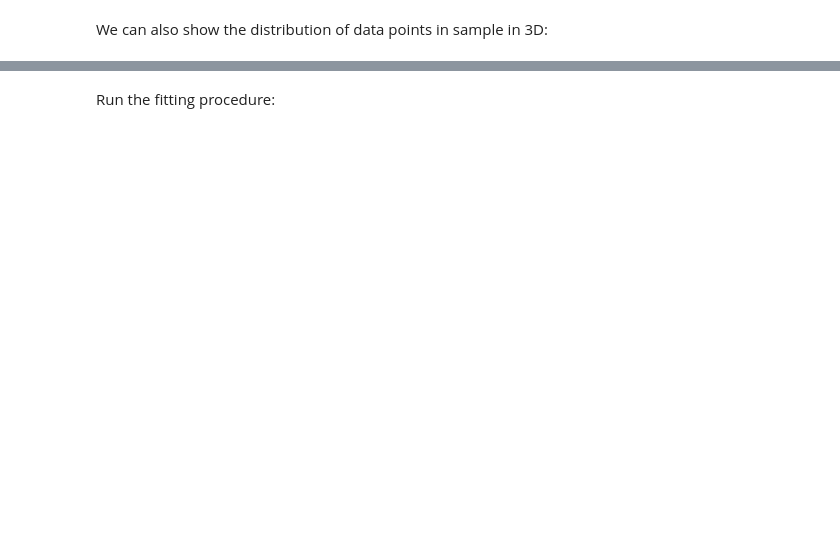
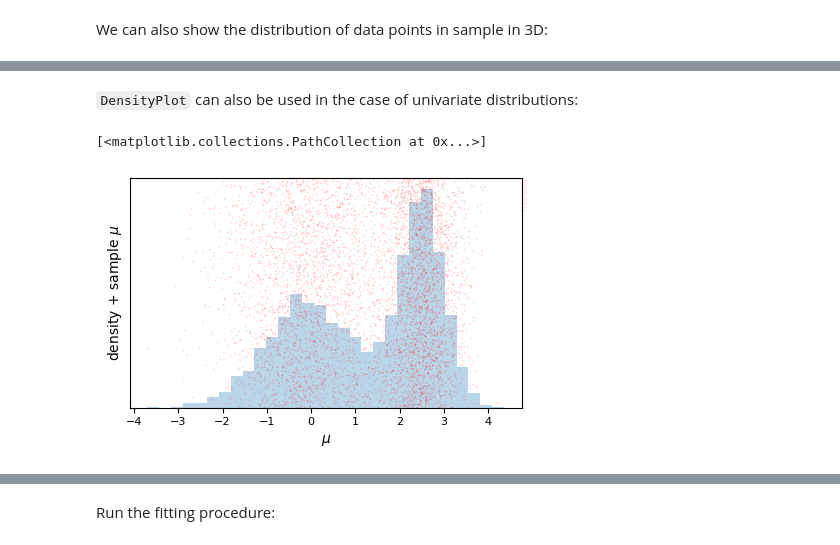
Before and after one commit to seap-udea/multimin, a Jupyter notebook: examples/multimin_quickstart.ipynb, the cells around one changed output, grey strips where cells are left out. Saved outputs shown, nothing was run; the diff lists cells and outputs as text; code cells hidden in the pictures; blank space fills up the shorter version.

```diff
--- a/examples/multimin_quickstart.ipynb
+++ b/examples/multimin_quickstart.ipynb
@@ -105,0 +161,31 @@ To fit the data, we first define a fit handler:
+# %% [markdown]
+`DensityPlot` can also be used in the case of univariate distributions:
+# %%
+CMND = mn.ComposedMultiVariateNormal(
+    mus=[0.0, 2.5],
+    Sigmas=[1.0, 0.25],
+    weights=[0.5, 0.5]
+)
+
+sample = CMND.rvs(5000)
+
+properties=dict(
+    x=dict(label=r"$\mu$",range=None),
+)
+
+G=mn.DensityPlot(properties,figsize=3)
+
+G.plot_hist(
+    sample,
+    **dict(bins=30,cmap='Spectral_r', alpha=0.3),
+)
+
+sargs=dict(s=1.2,edgecolor='None',color='r')
+G.scatter_plot(
+    sample,
+    **dict(s=1.2,edgecolor='None',color='r',alpha=0.2),
+)
+plt.savefig('gallery/quickstart_univariate_density_2gauss.png')
+# %% [output]
+[<matplotlib.collections.PathCollection at 0x...>]
+[figure, added]
```
Also changed, not shown: parts of 58 cells of this notebook, 35 other files.
